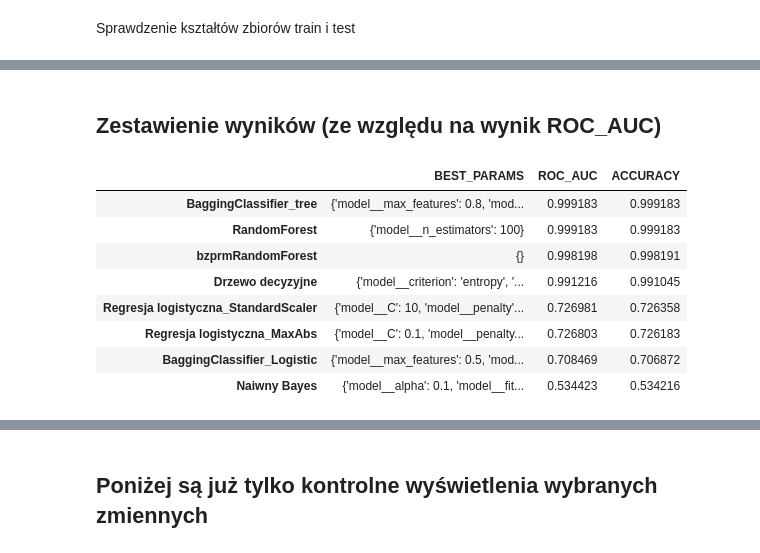
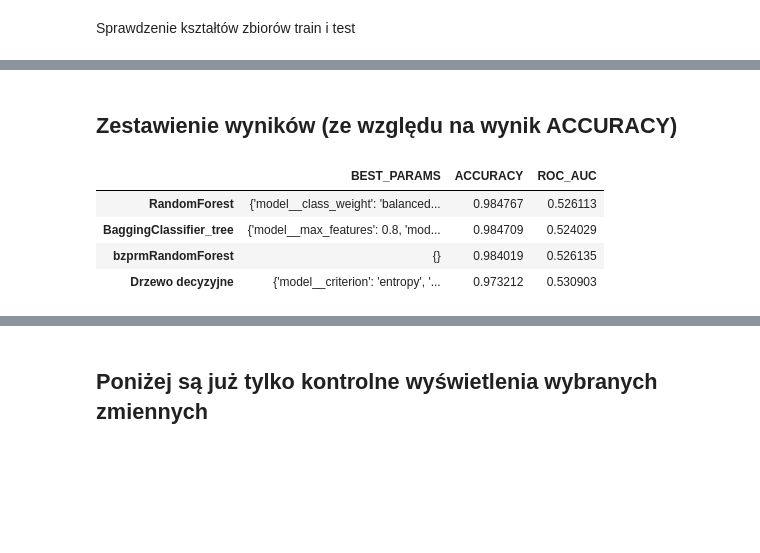
Before and after one commit to andrzej199/_projekt_, a Jupyter notebook: projekt_T2.ipynb, the cells around one changed output, grey strips where cells are left out. Cells and saved outputs as stored; diff of their text form; code cells hidden in the pictures; blank space fills up the shorter version.

```diff
--- a/projekt_T2.ipynb
+++ b/projekt_T2.ipynb
@@ -562,0 +589,3 @@ Disbursed_liczba_wystapien_0, Disbursed_liczba_wystapien_1
+# %%
+# podział na dane trenujące i testowe na faktycznym zbiorze danych
+X_train_a, X_test_a, y_train_a, y_test_a = train_test_split(X_a, y_a, test_size=0.2, random_state=42)
@@ -674,6 +787,6 @@ from sklearn.metrics import confusion_matrix
 # %%
 # podział na dane trenujące i testowe
-X_train, X_test, y_train, y_test = train_test_split(X, y, test_size=0.2, random_state=42)
+#X_train, X_test, y_train, y_test = train_test_split(X, y, test_size=0.2, random_state=42)
 # %%
 # Dodanie możliwości wyświetlania boldem w Pythonie-Jupyterze
 from IPython.display import Markdown, display
@@ -757,18 +866,21 @@ param_grids = [{"model__alpha": [0.1, 1, 10], "model__fit_prior": [False, True]}
                [{"model__kernel": ["rbf"],},
               {"model__kernel": ["poly"], "model__degree": [1, 2, 3, 4]},
               {"model__kernel": ["linear","sigmoid"]}],
-               {"model__n_estimators" : [2, 5, 100], "model__max_features": [0.5, 0.8, 1.0]},
-               {"model__n_estimators" : [2, 5, 100], "model__max_features": [0.5, 0.8, 1.0]},
-               {"model__n_estimators" : [2, 5, 100]},
+               {"model__n_estimators" : [2, 5, 200], "model__max_features": [0.5, 0.8, 0.9, 1.0]},
+               {"model__n_estimators" : [2, 5, 200], "model__max_features": [0.5, 0.8, 0.9, 1.0]},
+               {"model__n_estimators" : [2, 5, 200], "model__class_weight": ["balanced_subsample", "balanced"]},
                {}
               ]
 
 
 # tutaj definiuję różne zakresy modeli, które będę testował
 #uses = np.array([True, True, True, True, True, True, True, True, True, True]) # odpada, z uwagi na czas wykonywania
-uses = np.array([True, True, True, True, False, False, True, True, True, True]) # wszystko co puszczałem do wyboru najlepszych modeli
+#uses = np.array([True, True, True, True, False, False, True, True, True, True]) # wszystko co puszczałem do wyboru najlepszych modeli
 #uses = np.array([True, False, False, False, False, False, False, False, False, False])
-#uses = np.array([False, True, False, False, False, False, True, False, True, True]) # modele, które sobie najlepiej radziły
+#uses = np.array([False, False, False, False, True, False, False, False, False, False])
+#uses = np.array([False, False, False, False, False, True, False, False, False, False])
+#uses = np.array([False, False, False, False, False, False, False, False, False, True])
+uses = np.array([False, True, False, False, False, False, True, False, True, True]) # modele w miarę szybkie, które sobie w róznym stopniu radziły
 # %%
 # Wybór najlepszych modeli, prezentacja wyników
 
@@ -942,15 +1006,26 @@ Wyniki:
 # %%
 print(f"\n")
-printmd(f"**Testuję ROC_AUC:**")
+printmd(f"**Testuję ROC_AUC (jeśli możliwa do obliczenia):**")
 for name, best_model in zip(names_rslt, best_models):
-    tab_ROC_AUC.append(roc_auc_score(best_model.predict(X_test), y_test))
-    print(f"\t {name}: {round(roc_auc_score(best_model.predict(X_test), y_test), 4)}")
+    #print(f"\nConfusion matrix ma postać:")
+    #print(f" {name}")
+    cm = confusion_matrix(best_model.predict(X_test), y_test)
+    #print(cm)
+    if cm[1,1] !=0:
+        tab_ROC_AUC.append(roc_auc_score(best_model.predict(X_test), y_test))
+        print(f"{name}: {round(roc_auc_score(best_model.predict(X_test), y_test), 4)}")
+    else:
+        # jeśli przez model wyznaczana jest tylko jedna wartość dla y czyli "0"
+        # to nie liczymy ROC_AUC, z założenia wstawiam nan w takim przypadku.
+        tab_ROC_AUC.append(np.nan)
 
 
 printmd(f"**Testuję accuracy:**")
 for name, best_model in zip(names_rslt, best_models):
     tab_accuracy.append(accuracy_score(best_model.predict(X_test), y_test))
-    print(f"\t{name}: {round(accuracy_score(best_model.predict(X_test), y_test), 4)}")
+    print(f"{name}: {round(accuracy_score(best_model.predict(X_test), y_test), 4)}")
+    print(f"Confusion matrix ma postać:")
     cm = confusion_matrix(best_model.predict(X_test), y_test)
     print(cm)
+    print(f"\n")
 # %% [output]
@@ -984,22 +1055,18 @@ for name, best_model in zip(names_rslt, best_models):
 # %% [markdown]
-## Zestawienie wyników (ze względu na wynik ROC_AUC)
+## Zestawienie wyników (ze względu na wynik ACCURACY)
 # %%
 # wpisanie wybranych parametrów i wyników testowanych modeli do ramki danych pandas
 # posłuży mi to również do porównania wyników danego i poprzedniego przebiegu uczenia i testowania modeli
 # (powyżej, przejściowo, będę miał wyniki bieżące, a poniżej te z poprzedniego przetwarzania,
 # dopóki finalnie nie uruchomie kodu tu zawartego)
-miary_wynikowe = ['BEST_PARAMS', 'ROC_AUC', 'ACCURACY']
-zestawienie_wynikow = pd.DataFrame(list(zip(best_params, tab_ROC_AUC, tab_accuracy)), index = names_rslt, columns= miary_wynikowe)
+miary_wynikowe = ['BEST_PARAMS', 'ACCURACY', 'ROC_AUC']
+zestawienie_wynikow = pd.DataFrame(list(zip(best_params, tab_accuracy, tab_ROC_AUC)), index = names_rslt, columns= miary_wynikowe)
 
 pd.set_option('display.max_colwidth', 800)
-zestawienie_wynikow.sort_values("ROC_AUC", ascending=False)
+zestawienie_wynikow.sort_values("ACCURACY", ascending=False)
 # %% [output]
-|  | BEST_PARAMS | ROC_AUC | ACCURACY |
-| BaggingClassifier_tree | {'model__max_features': 0.8, 'mod... | 0.999183 | 0.999183 |
-| RandomForest | {'model__n_estimators': 100} | 0.999183 | 0.999183 |
-| bzprmRandomForest | {} | 0.998198 | 0.998191 |
-| Drzewo decyzyjne | {'model__criterion': 'entropy', '... | 0.991216 | 0.991045 |
-| Regresja logistyczna_StandardScaler | {'model__C': 10, 'model__penalty'... | 0.726981 | 0.726358 |
-| Regresja logistyczna_MaxAbs | {'model__C': 0.1, 'model__penalty... | 0.726803 | 0.726183 |
-| BaggingClassifier_Logistic | {'model__max_features': 0.5, 'mod... | 0.708469 | 0.706872 |
-| Naiwny Bayes | {'model__alpha': 0.1, 'model__fit... | 0.534423 | 0.534216 |
+|  | BEST_PARAMS | ACCURACY | ROC_AUC |
+| RandomForest | {'model__class_weight': 'balanced... | 0.984767 | 0.526113 |
+| BaggingClassifier_tree | {'model__max_features': 0.8, 'mod... | 0.984709 | 0.524029 |
+| bzprmRandomForest | {} | 0.984019 | 0.526135 |
+| Drzewo decyzyjne | {'model__criterion': 'entropy', '... | 0.973212 | 0.530903 |
```
Also changed, not shown: parts of 85 cells of this notebook.
